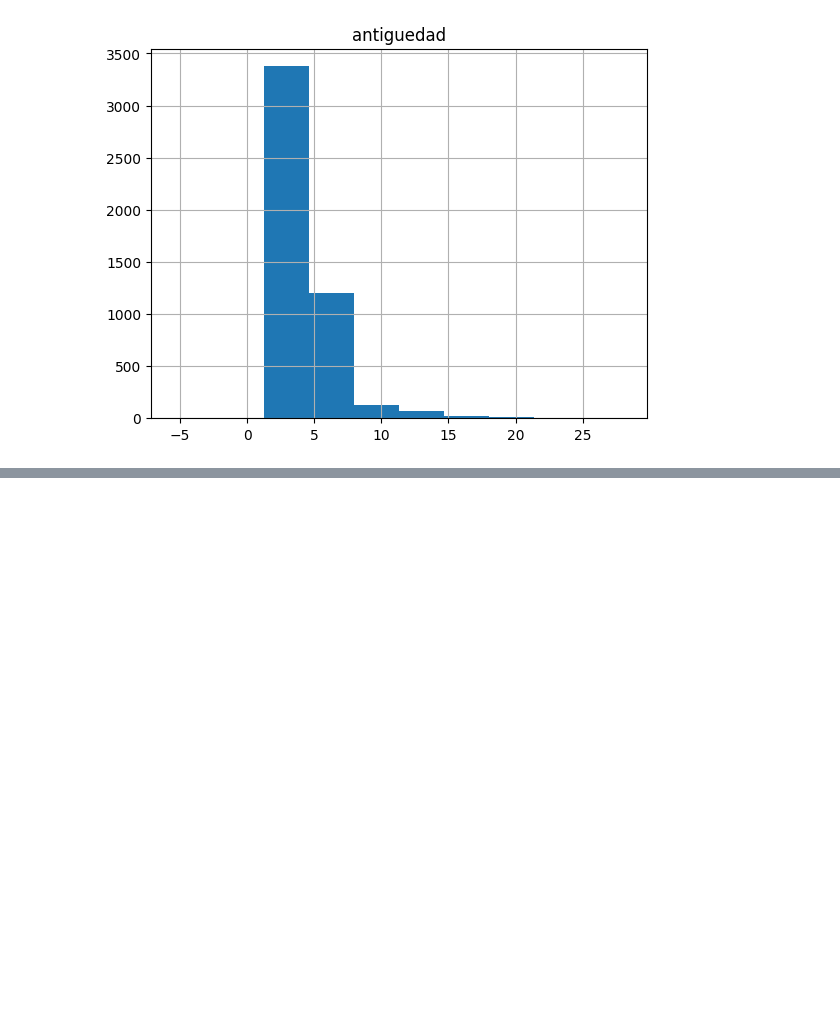
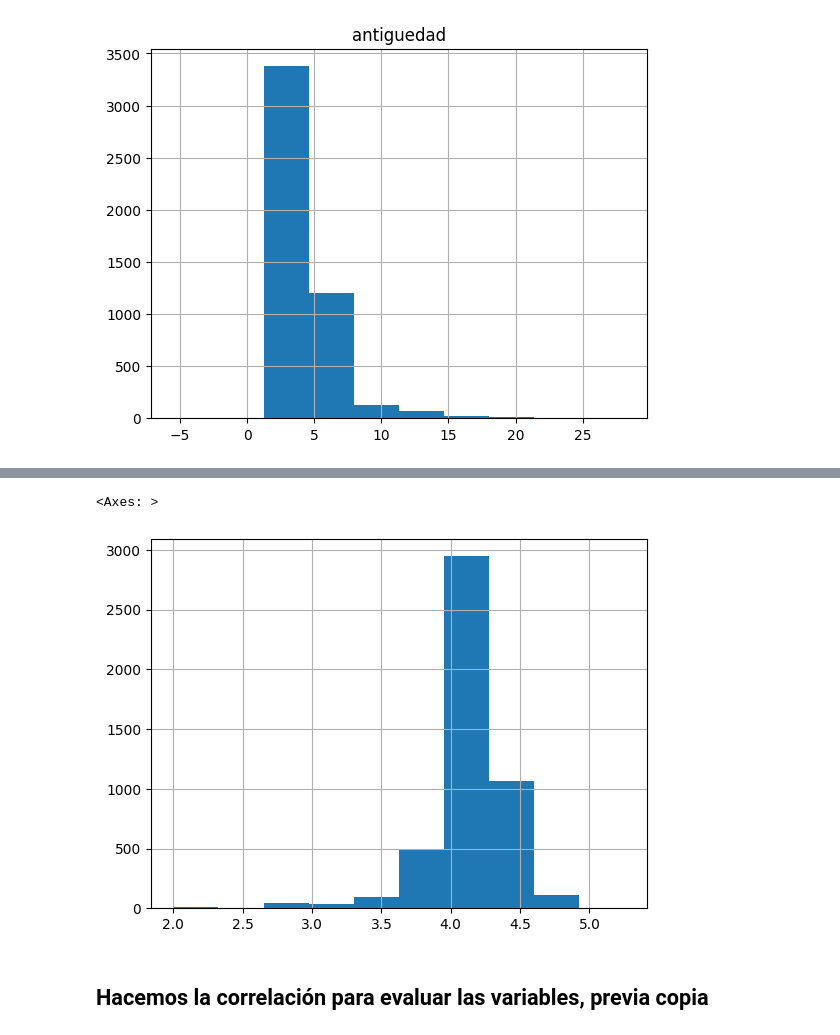
Before and after one commit to haroldavis/Project-BMW, a Jupyter notebook: df_bmw.ipynb, the cells around one changed output, grey strips where cells are left out. Drawn from its saved outputs; the diff is of its cells as text; code cells hidden in the pictures; blank space fills up the shorter version.

```diff
--- a/df_bmw.ipynb
+++ b/df_bmw.ipynb
@@ -209,0 +501,9 @@ df_bmw5.drop(df_bmw5[df_bmw5['antiguedad']<0].index, inplace=True)
+# %%
+df_bmw8['log_precio'] = np.log10(df_bmw8['precio'])
+# %%
+df_bmw8['log_precio'].hist()
+# %% [output]
+<Axes: >
+[figure, added]
+# %% [markdown]
+## Hacemos la correlación para evaluar las variables, previa copia
```
Also changed, not shown: parts of 50 cells of this notebook.
